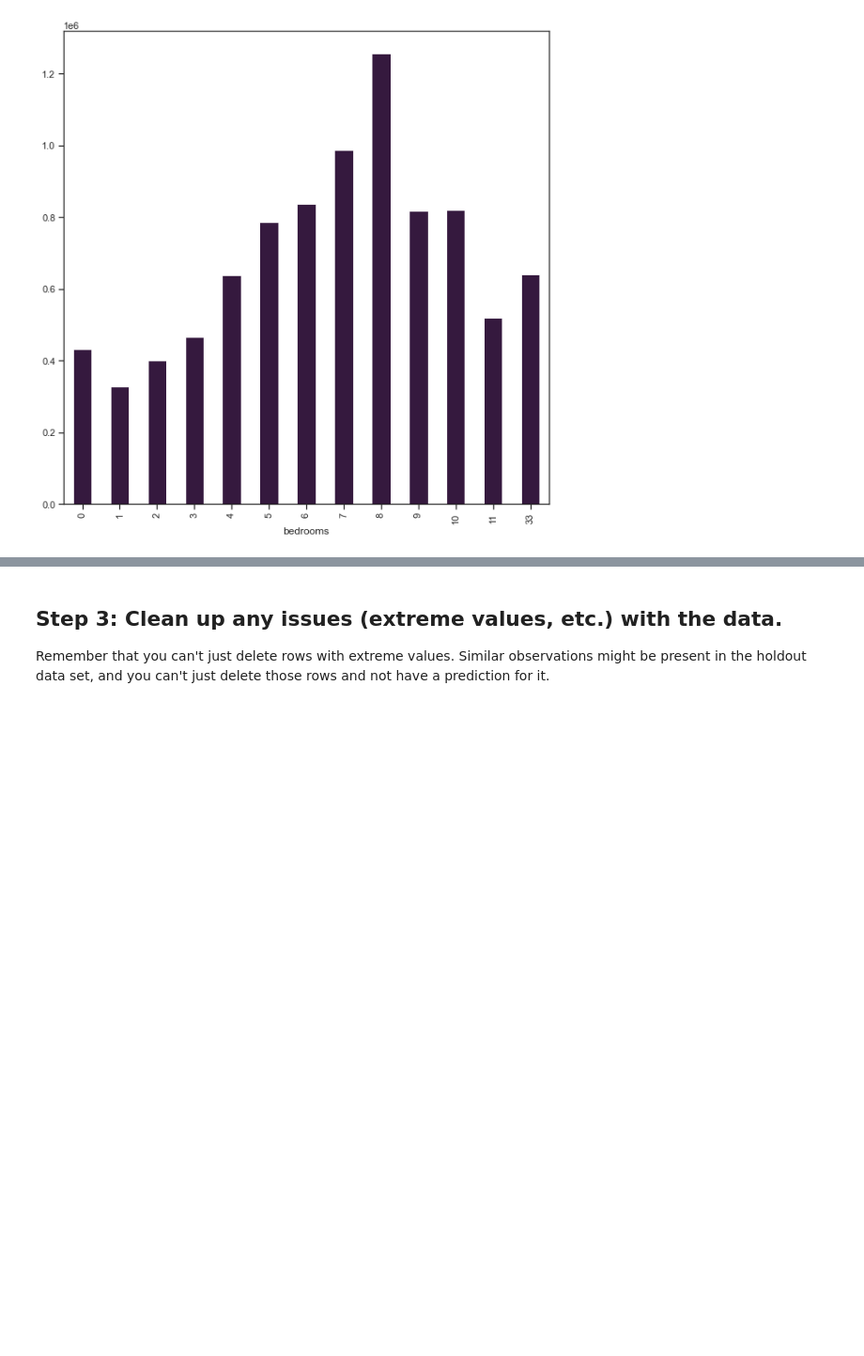
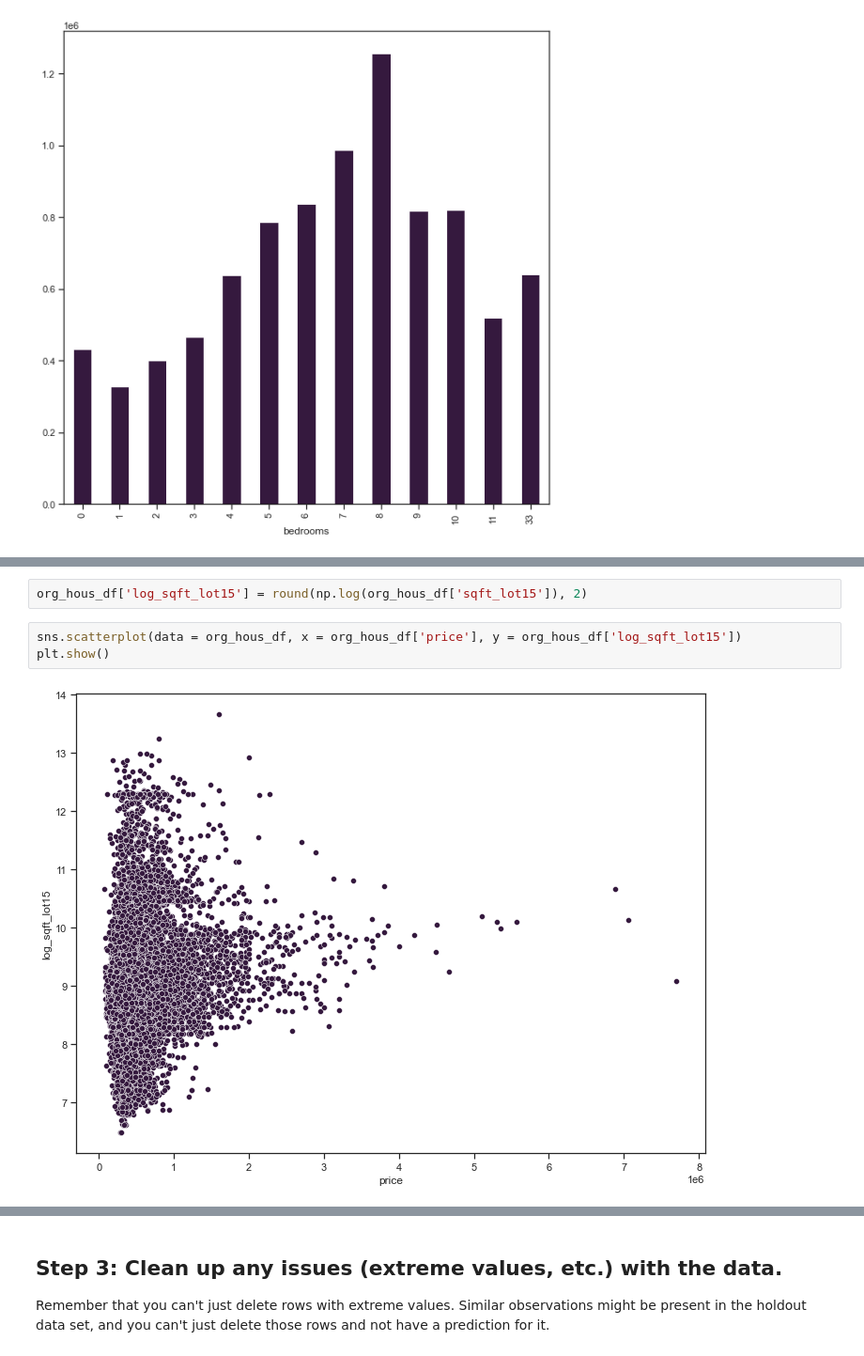
Before and after one commit to pleasecallmejax/KC-Housing-Predictions, a Jupyter notebook: Phase2_project/Bakeoff Final.ipynb, the cells around one changed output, grey strips where cells are left out. Shown at 94% size. Saved outputs shown, nothing was run; the diff lists cells and outputs as text; blank space fills up the shorter version.

```diff
--- a/Phase2_project/Bakeoff Final.ipynb
+++ b/Phase2_project/Bakeoff Final.ipynb
@@ -219,0 +238,7 @@ org_hous_df.groupby('bedrooms')['price'].mean().plot(kind='bar', figsize=(10,10)
+# %%
+org_hous_df['log_sqft_lot15'] = round(np.log(org_hous_df['sqft_lot15']), 2)
+# %%
+sns.scatterplot(data = org_hous_df, x = org_hous_df['price'], y = org_hous_df['log_sqft_lot15'])
+plt.show()
+# %% [output]
+[figure, added]
```
Also changed, not shown: parts of 18 cells of this notebook, 2 other files.
